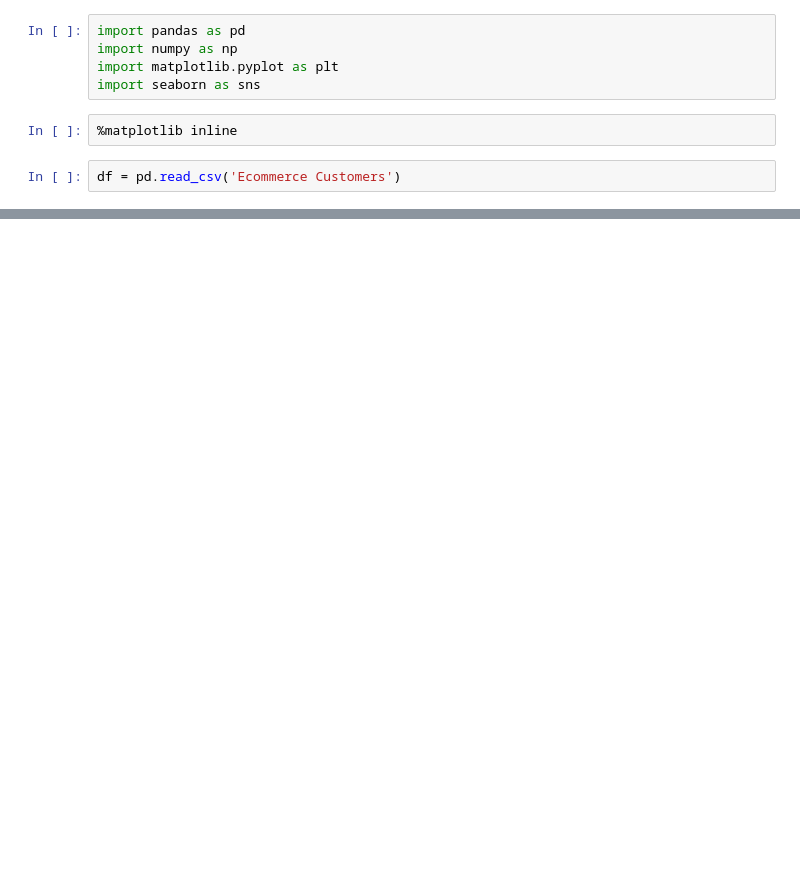
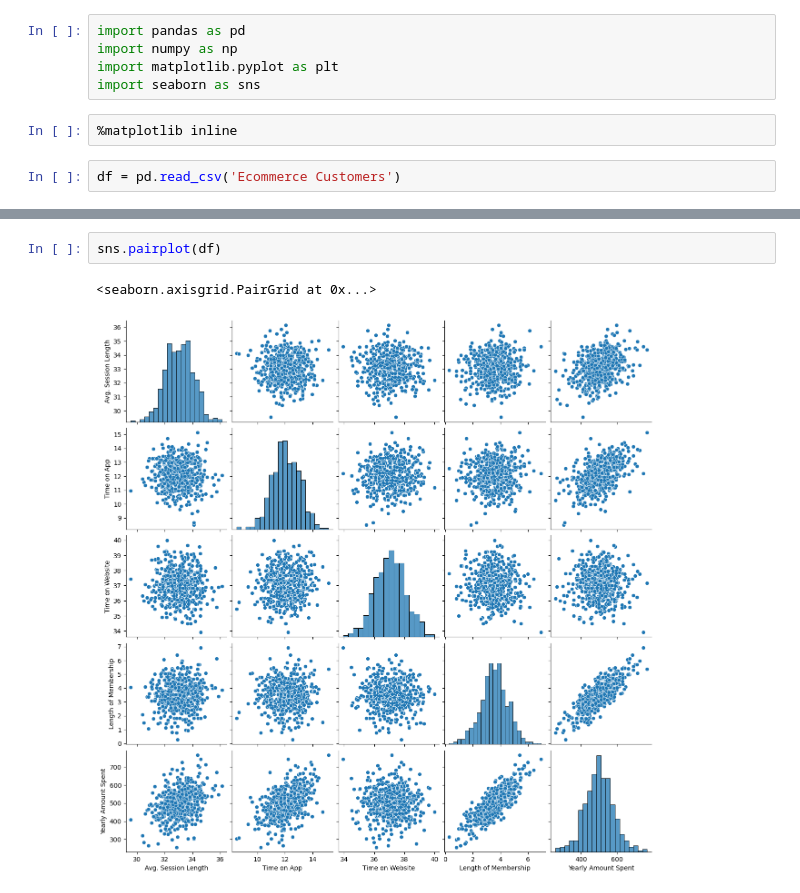
Before and after one commit to ridmiPaba/Machine-Learning-Bootcamp, a Jupyter notebook: LinearRegeression_Project.ipynb, the cells around one changed output, grey strips where cells are left out. Cells and saved outputs as stored; diff of their text form; blank space fills up the shorter version.

```diff
--- a/LinearRegeression_Project.ipynb
+++ b/LinearRegeression_Project.ipynb
@@ -18,0 +70,5 @@ df.head()
+# %%
+sns.pairplot(df)
+# %% [output]
+<seaborn.axisgrid.PairGrid at 0x...>
+[figure, added]
```
Also changed, not shown: parts of 6 cells of this notebook.
